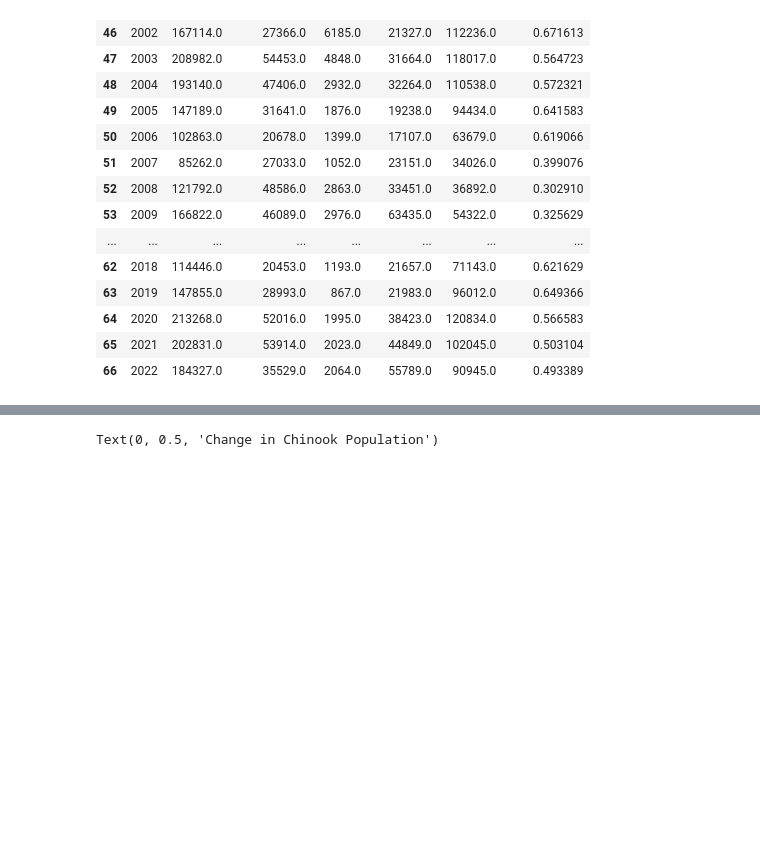
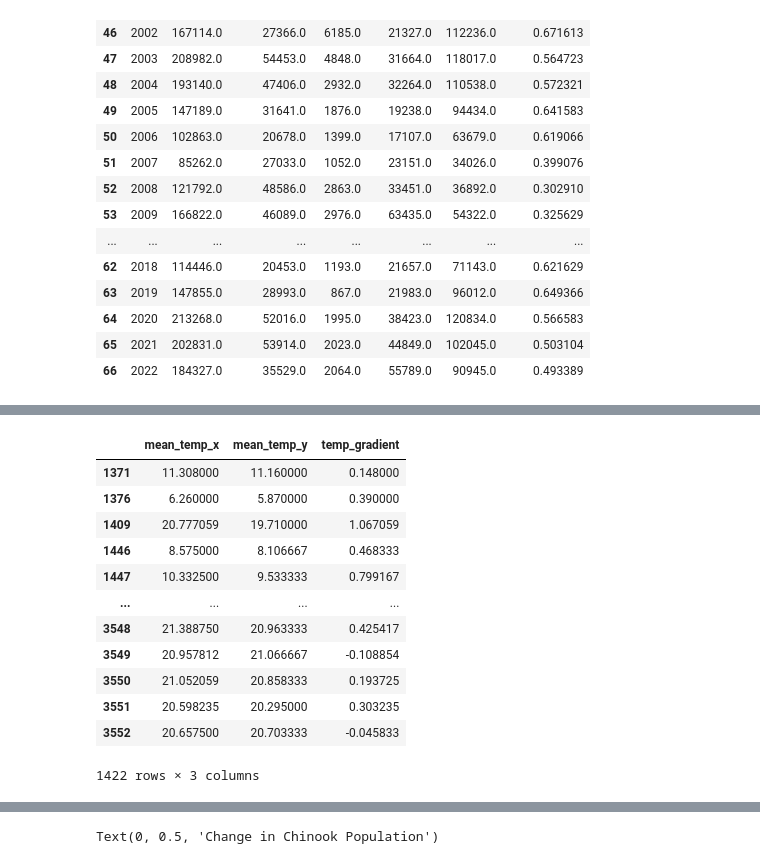
Before and after one commit to UW-SASWE/thorr-on-fish, a Jupyter notebook: methods/02-fish_mass_bal/fish_mass_bal.ipynb, the cells around one changed output, grey strips where cells are left out. Cells and saved outputs as stored; diff of their text form; code cells hidden in the pictures; blank space fills up the shorter version.

```diff
--- a/methods/02-fish_mass_bal/fish_mass_bal.ipynb
+++ b/methods/02-fish_mass_bal/fish_mass_bal.ipynb
@@ -245,3 +282,15 @@ _hanford_temp_df = _merged_thorr[range(460, 630, 10)].reset_index()
 _hanford_temp_df['mean_temp'] = _hanford_temp_df.drop(columns=['date']).mean(axis=1)
 _hanford_chinook_df = _hanford_chinook_df.merge(_hanford_temp_df, on='date', how='left')
 _hanford_chinook_df = allocate_runs(_hanford_chinook_df, run_schedules["mcnary"])
+# %%
+_up_priest_rapids = _merged_columbia[range(640, 670, 10)].reset_index()
+_up_priest_rapids['mean_temp'] = _up_priest_rapids.drop(columns=['date']).mean(axis=1)
+_up_priest_rapids = allocate_runs(_up_priest_rapids, run_schedules["mcnary"])
+_up_priest_rapids.dropna(subset=['mean_temp',]).to_csv("up_priest_rapids.csv", index=False)
+# %%
+combined_han_pri = _hanford_chinook_df.merge(_up_priest_rapids, on='date', how='left')
+# %%
+combined_han_pri['temp_gradient'] = combined_han_pri['mean_temp_x'] - combined_han_pri['mean_temp_y']
+# %%
+combined_han_pri = combined_han_pri.dropna(subset=['temp_gradient']).copy()
+combined_han_pri['date'] = pd.to_datetime(combined_han_pri['date'])
@@ -248,3 +299,19 @@ _hanford_chinook_df = allocate_runs(_hanford_chinook_df, run_schedules["mcnary"]
+# %%
+combined_han_pri[['mean_temp_x', 'mean_temp_y', 'temp_gradient']]
+# %% [output]
+|  | mean_temp_x | mean_temp_y | temp_gradient |
+| 1371 | 11.308000 | 11.160000 | 0.148000 |
+| 1376 | 6.260000 | 5.870000 | 0.390000 |
+| 1409 | 20.777059 | 19.710000 | 1.067059 |
+| 1446 | 8.575000 | 8.106667 | 0.468333 |
+| 1447 | 10.332500 | 9.533333 | 0.799167 |
+| ... | ... | ... | ... |
+| 3548 | 21.388750 | 20.963333 | 0.425417 |
+| 3549 | 20.957812 | 21.066667 | -0.108854 |
+| 3550 | 21.052059 | 20.858333 | 0.193725 |
+| 3551 | 20.598235 | 20.295000 | 0.303235 |
+| 3552 | 20.657500 | 20.703333 | -0.045833 |
+1422 rows × 3 columns
 # %%
 _hanford_chinook_df
 # %% [output]
```
Also changed, not shown: parts of 10 cells of this notebook, 8 other files.
